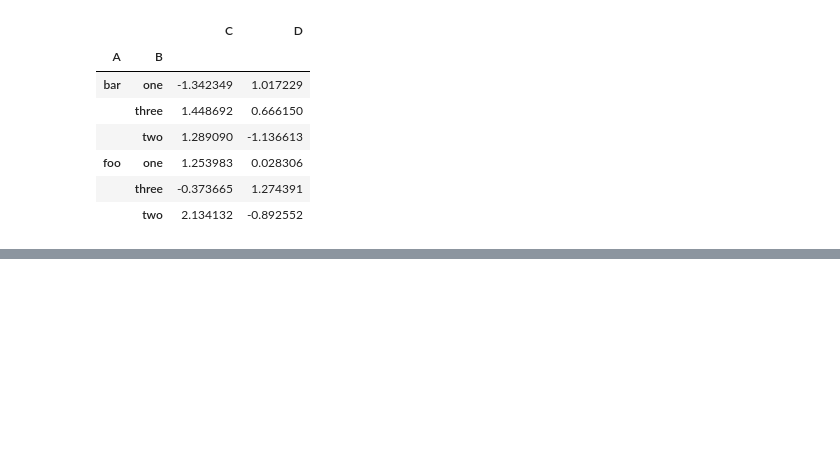
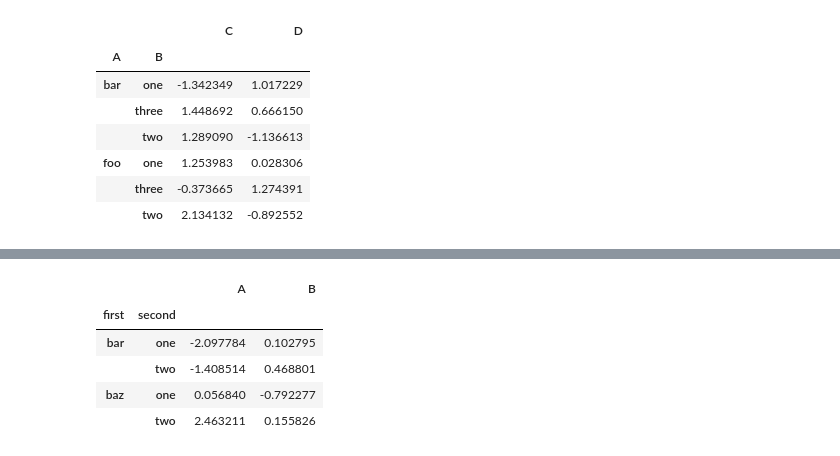
Before and after one commit to naylalex/alteryx, a Jupyter notebook: pandas.ipynb, the cells around one changed output, grey strips where cells are left out. Drawn from its saved outputs; the diff is of its cells as text; code cells hidden in the pictures; blank space fills up the shorter version.

```diff
--- a/pandas.ipynb
+++ b/pandas.ipynb
@@ -614,0 +638,3 @@ df.groupby(["A", "B"]).sum()
+# %%
+stacked = df2.stack()
+stacked
@@ -614,0 +652,9 @@ df.groupby(["A", "B"]).sum()
+# %%
+stacked.unstack()
+# %% [output]
+|  |  | A | B |
+| first | second |  |  |
+| bar | one | -2.097784 | 0.102795 |
+|  | two | -1.408514 | 0.468801 |
+| baz | one | 0.056840 | -0.792277 |
+|  | two | 2.463211 | 0.155826 |
```
Also changed, not shown: parts of 7 cells of this notebook.
